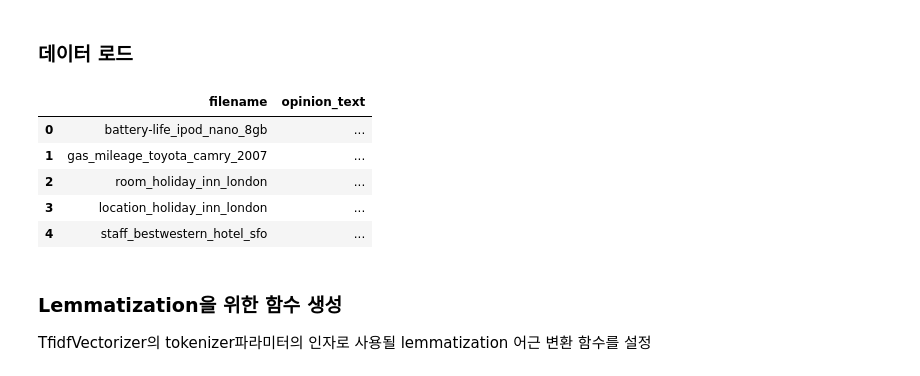
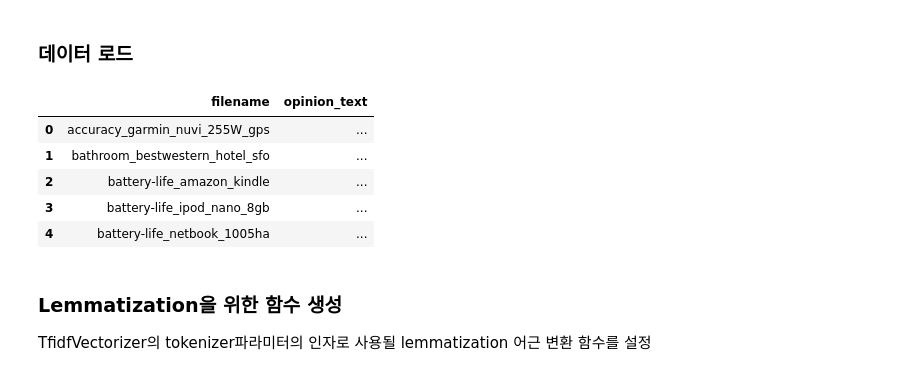
Before and after one commit to netsus/ML_PerfectGuide, a Jupyter notebook: 8장/8.7 문서 군집화 소개와 실습(Opinion Review 데이터 세트).ipynb, the cells around one changed output. Cells and saved outputs as stored; diff of their text form; code cells hidden in the pictures.

```diff
--- a/8장/8.7 문서 군집화 소개와 실습(Opinion Review 데이터 세트).ipynb
+++ b/8장/8.7 문서 군집화 소개와 실습(Opinion Review 데이터 세트).ipynb
@@ -12,44 +12,45 @@ https://archive.ics.uci.edu/ml/datasets/Opinosis+Opinion+%26frasl%3B+Review
 ### 데이터 로드
 # %%
 import pandas as pd
+import numpy as np
 import glob ,os
 import warnings
 warnings.filterwarnings('ignore')
 
 # 디렉토리 설정
 path = '../data/OpinosisDataset1.0/topics'
 
 # path로 지정한 디렉토리 밑에 있는 모든 .data 파일들의 파일명을 리스트로 취합
 all_files = glob.glob(os.path.join(path, "*.data"))
 filename_list = []
 opinion_text = []
 
 # 개별 파일들의 파일명은 filename_list 리스트로 취합,
 # 개별 파일들의 파일내용은 DataFrame로딩 후 다시 string으로 변환하여 opinion_text 리스트로 취합
-for file_ in all_files:
+for file_ in sorted(all_files):
     # 개별 파일을 읽어서 DataFrame으로 생성
     df = pd.read_table(file_,index_col=None, header=0,encoding='latin1')
 
     # 절대경로로 주어진 file 명을 가공. 만일 Linux에서 수행시에는 아래 \\를 / 변경.
     # 맨 마지막 .data 확장자도 제거
     filename_ = file_.split('/')[-1]
     filename = filename_.split('.')[0]
 
     #파일명 리스트와 파일내용 리스트에 파일명과 파일 내용을 추가.
     filename_list.append(filename)
     opinion_text.append(df.to_string())
 
 # 파일명 리스트와 파일내용 리스트를  DataFrame으로 생성
 # 파일 내용 텍스트를 통으로 opinion_text에 값으로 할당
 document_df = pd.DataFrame({'filename':filename_list, 'opinion_text':opinion_text})
 document_df.head()
 # %% [output]
 |  | filename | opinion_text |
-| 0 | battery-life_ipod_nano_8gb | ... |
-| 1 | gas_mileage_toyota_camry_2007 | ... |
-| 2 | room_holiday_inn_london | ... |
-| 3 | location_holiday_inn_london | ... |
-| 4 | staff_bestwestern_hotel_sfo | ... |
+| 0 | accuracy_garmin_nuvi_255W_gps | ... |
+| 1 | bathroom_bestwestern_hotel_sfo | ... |
+| 2 | battery-life_amazon_kindle | ... |
+| 3 | battery-life_ipod_nano_8gb | ... |
+| 4 | battery-life_netbook_1005ha | ... |
 # %% [markdown]
 ### **Lemmatization을 위한 함수 생성**
 TfidfVectorizer의 tokenizer파라미터의 인자로 사용될 lemmatization 어근 변환 함수를 설정
```
Also changed, not shown: parts of 27 cells of this notebook.
